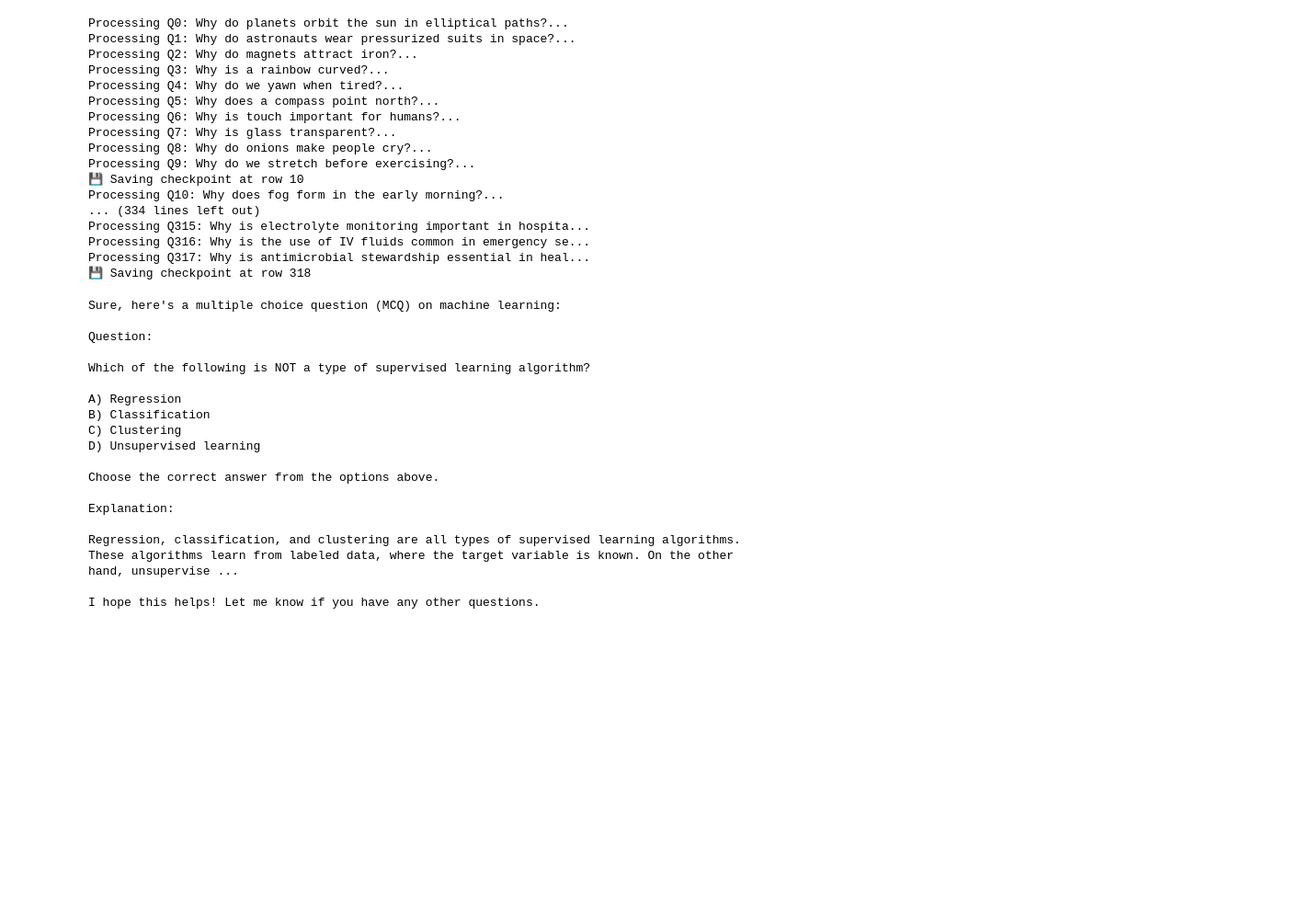
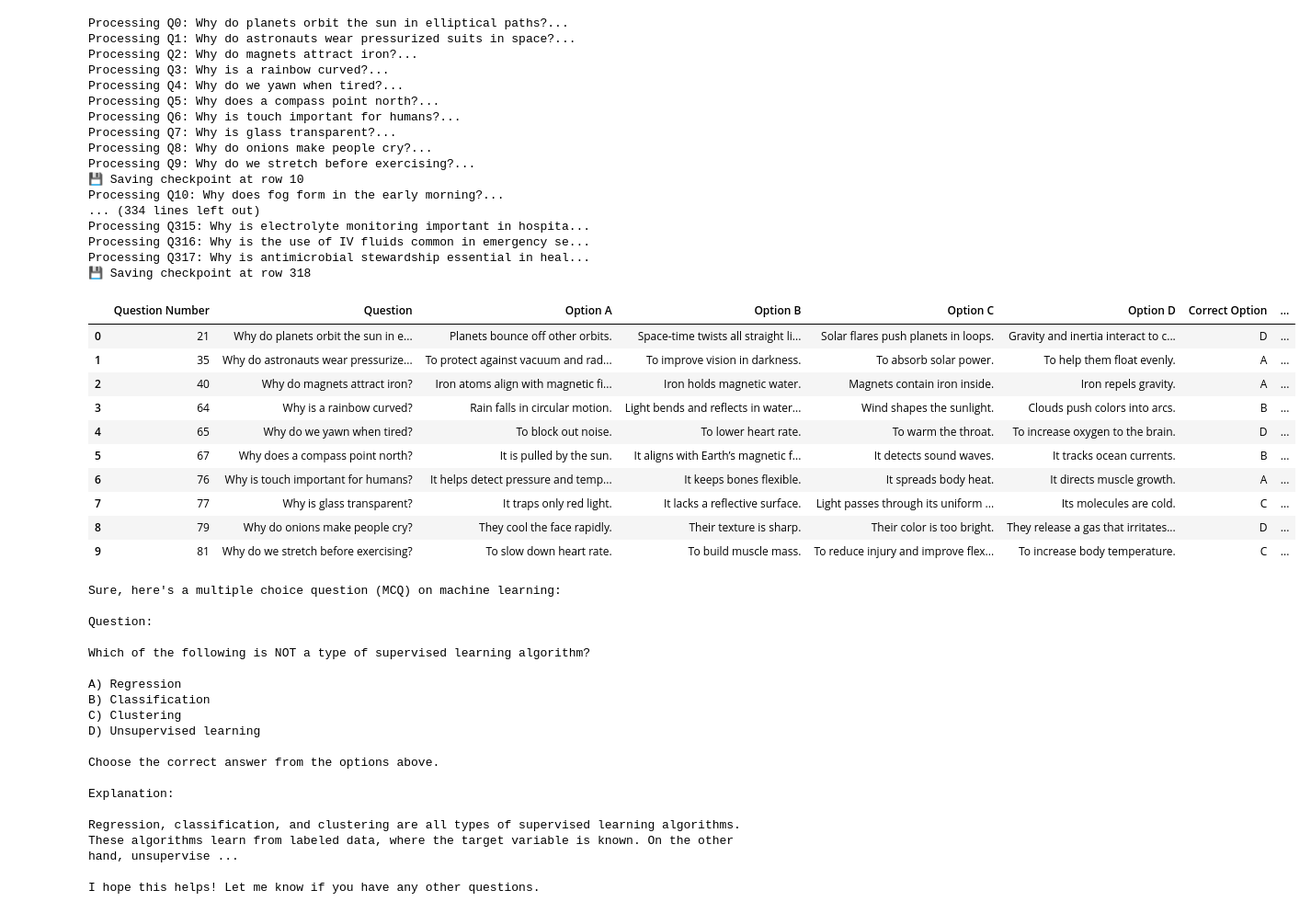
Before and after one commit to Sriva29/assessment-generator, a Jupyter notebook: fine-tuning_assessment_gen.ipynb, the cells around one changed output. Shown at 92% size. Saved outputs shown, nothing was run; the diff lists cells and outputs as text; code cells hidden in the pictures; blank space fills up the shorter version.

```diff
--- a/fine-tuning_assessment_gen.ipynb
+++ b/fine-tuning_assessment_gen.ipynb
@@ -399,6 +399,20 @@ Processing Q315: Why is electrolyte monitoring important in hospita...
 Processing Q316: Why is the use of IV fluids common in emergency se...
 Processing Q317: Why is antimicrobial stewardship essential in heal...
 💾 Saving checkpoint at row 318
+# %%
+df_flagged.head(10)
+# %% [output]
+|  | Question Number | Question | Option A | Option B | Option C | Option D | Correct Option | ... |
+| 0 | 21 | Why do planets orbit the sun in e... | Planets bounce off other orbits. | Space-time twists all straight li... | Solar flares push planets in loops. | Gravity and inertia interact to c... | D | ... |
+| 1 | 35 | Why do astronauts wear pressurize... | To protect against vacuum and rad... | To improve vision in darkness. | To absorb solar power. | To help them float evenly. | A | ... |
+| 2 | 40 | Why do magnets attract iron? | Iron atoms align with magnetic fi... | Iron holds magnetic water. | Magnets contain iron inside. | Iron repels gravity. | A | ... |
+| 3 | 64 | Why is a rainbow curved? | Rain falls in circular motion. | Light bends and reflects in water... | Wind shapes the sunlight. | Clouds push colors into arcs. | B | ... |
+| 4 | 65 | Why do we yawn when tired? | To block out noise. | To lower heart rate. | To warm the throat. | To increase oxygen to the brain. | D | ... |
+| 5 | 67 | Why does a compass point north? | It is pulled by the sun. | It aligns with Earth’s magnetic f... | It detects sound waves. | It tracks ocean currents. | B | ... |
+| 6 | 76 | Why is touch important for humans? | It helps detect pressure and temp... | It keeps bones flexible. | It spreads body heat. | It directs muscle growth. | A | ... |
+| 7 | 77 | Why is glass transparent? | It traps only red light. | It lacks a reflective surface. | Light passes through its uniform ... | Its molecules are cold. | C | ... |
+| 8 | 79 | Why do onions make people cry? | They cool the face rapidly. | Their texture is sharp. | Their color is too bright. | They release a gas that irritates... | D | ... |
+| 9 | 81 | Why do we stretch before exercising? | To slow down heart rate. | To build muscle mass. | To reduce injury and improve flex... | To increase body temperature. | C | ... |
 # %%
 import subprocess
 
```
